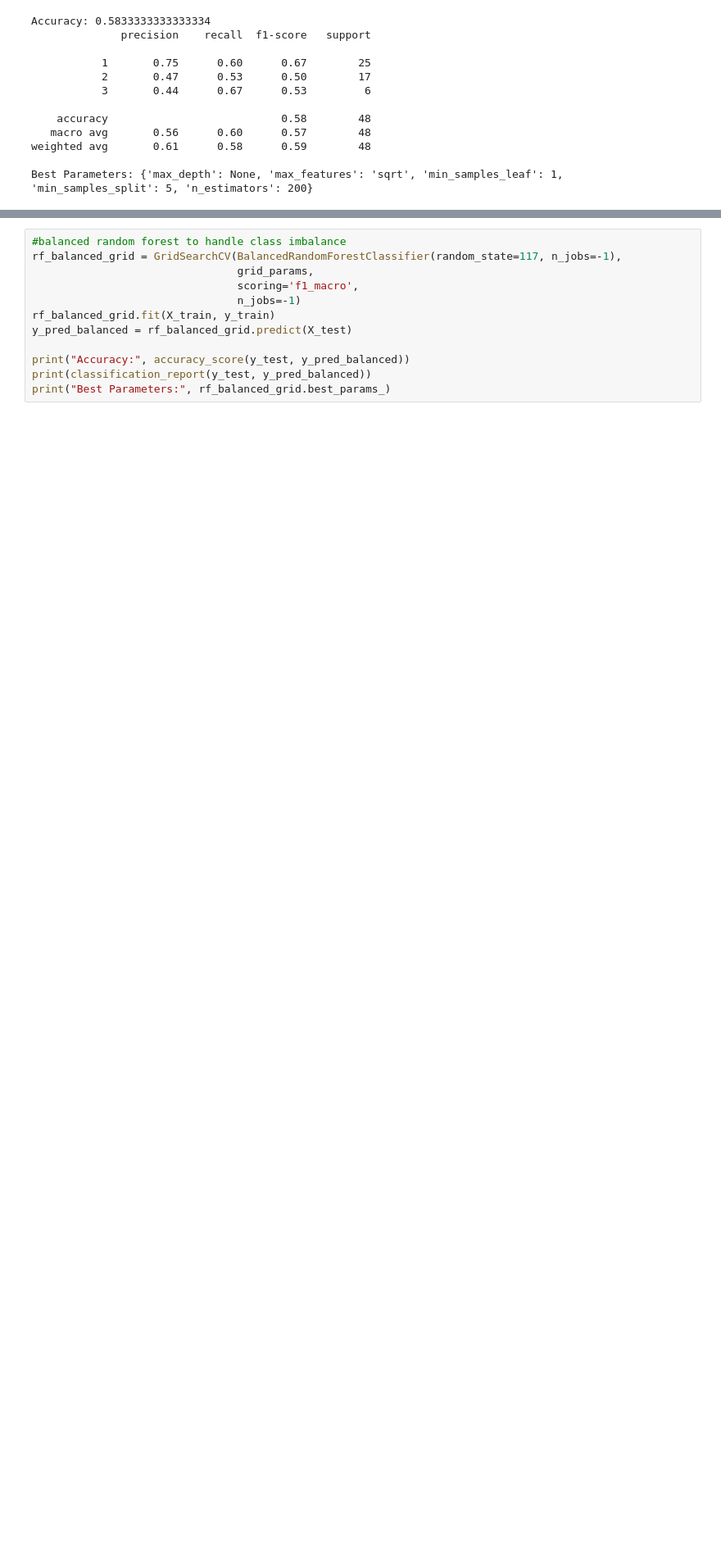
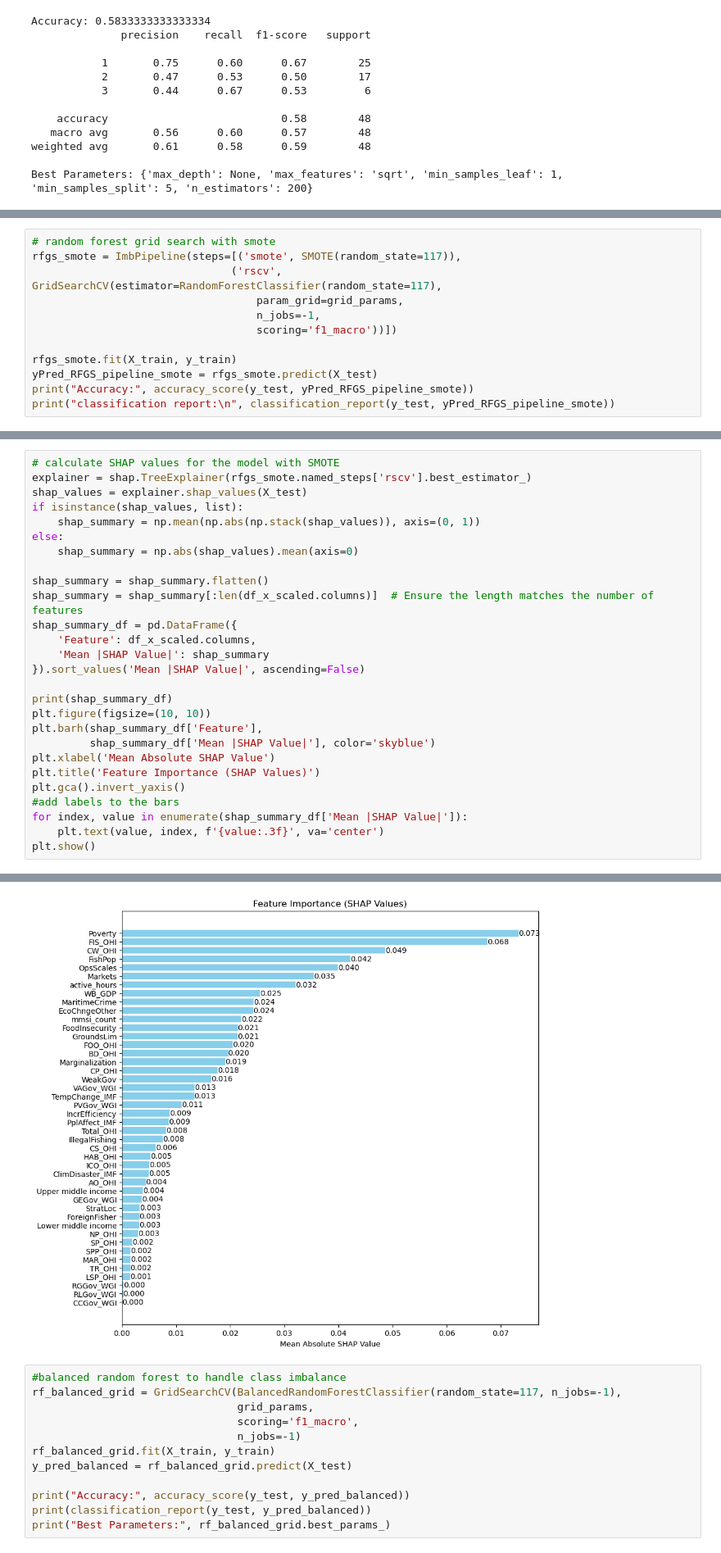
Before and after one commit to jmbyers117/WWF_Project_work, a Jupyter notebook: final_RF.ipynb, the cells around one changed output, grey strips where cells are left out. Shown at 82% size. Saved outputs shown, nothing was run; the diff lists cells and outputs as text; blank space fills up the shorter version.

```diff
--- a/final_RF.ipynb
+++ b/final_RF.ipynb
@@ -312,0 +217,12 @@ plt.show()
+# %%
+# random forest grid search with smote
+rfgs_smote = ImbPipeline(steps=[('smote', SMOTE(random_state=117)),
+                               ('rscv', GridSearchCV(estimator=RandomForestClassifier(random_state=117),
+                                   param_grid=grid_params,
+                                   n_jobs=-1,
+                                   scoring='f1_macro'))])
+
+rfgs_smote.fit(X_train, y_train)
+yPred_RFGS_pipeline_smote = rfgs_smote.predict(X_test)
+print("Accuracy:", accuracy_score(y_test, yPred_RFGS_pipeline_smote))
+print("classification report:\n", classification_report(y_test, yPred_RFGS_pipeline_smote))
@@ -312,0 +241,28 @@ plt.show()
+# %%
+# calculate SHAP values for the model with SMOTE
+explainer = shap.TreeExplainer(rfgs_smote.named_steps['rscv'].best_estimator_)
+shap_values = explainer.shap_values(X_test)
+if isinstance(shap_values, list):
+    shap_summary = np.mean(np.abs(np.stack(shap_values)), axis=(0, 1))
+else:
+    shap_summary = np.abs(shap_values).mean(axis=0)
+
+shap_summary = shap_summary.flatten()
+shap_summary = shap_summary[:len(df_x_scaled.columns)]  # Ensure the length matches the number of features
+shap_summary_df = pd.DataFrame({
+    'Feature': df_x_scaled.columns,
+    'Mean |SHAP Value|': shap_summary
+}).sort_values('Mean |SHAP Value|', ascending=False)
+
+print(shap_summary_df)
+plt.figure(figsize=(10, 10))
+plt.barh(shap_summary_df['Feature'],
+         shap_summary_df['Mean |SHAP Value|'], color='skyblue')
+plt.xlabel('Mean Absolute SHAP Value')
+plt.title('Feature Importance (SHAP Values)')
+plt.gca().invert_yaxis()
+#add labels to the bars
+for index, value in enumerate(shap_summary_df['Mean |SHAP Value|']):
+    plt.text(value, index, f'{value:.3f}', va='center')
+plt.show()
+# %% [output]
@@ -313,3 +286,4 @@ plt.show()
+[figure, added]
 # %%
 #balanced random forest to handle class imbalance
 rf_balanced_grid = GridSearchCV(BalancedRandomForestClassifier(random_state=117, n_jobs=-1),
```
Also changed, not shown: parts of 10 cells of this notebook, 1 other file.
